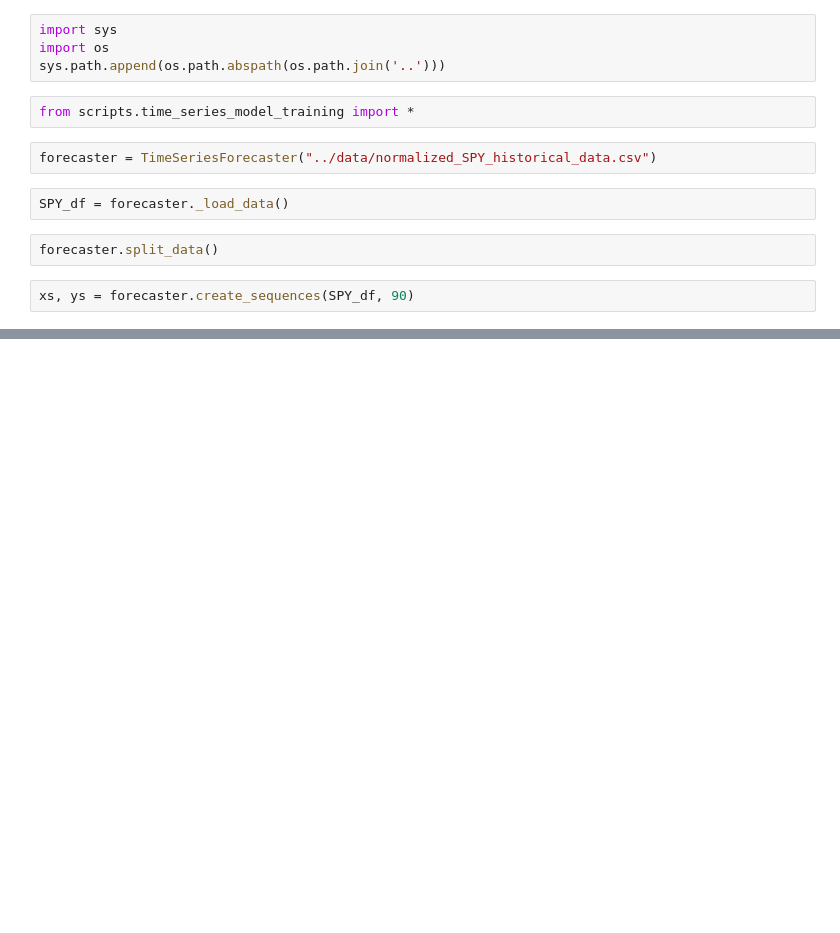
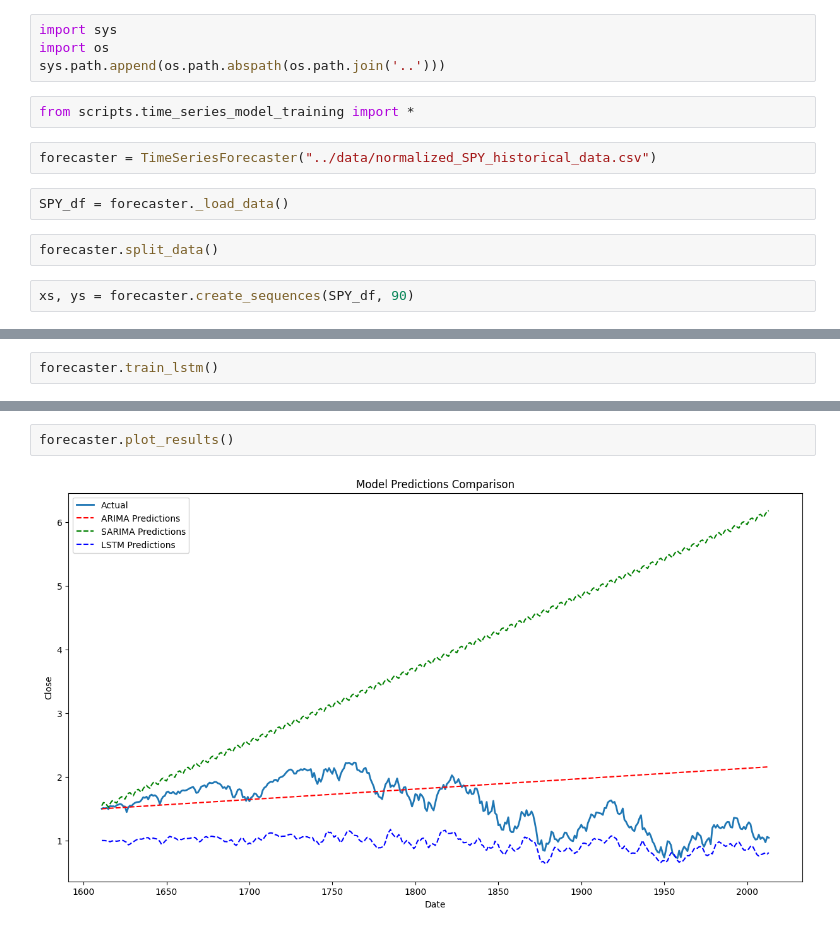
Before and after one commit to Endekalu777/Forecasting-Portfolio-Strategies, a Jupyter notebook: notebooks/SPY_model_training.ipynb, the cells around one changed output, grey strips where cells are left out. Cells and saved outputs as stored; diff of their text form; blank space fills up the shorter version.

```diff
--- a/notebooks/SPY_model_training.ipynb
+++ b/notebooks/SPY_model_training.ipynb
@@ -51,0 +52,2 @@ Total fit time: 458.556 seconds
+# %%
+forecaster.train_lstm()
@@ -51,0 +86,4 @@ Total fit time: 458.556 seconds
+# %%
+forecaster.plot_results()
+# %% [output]
+[figure, added]
```
Also changed, not shown: parts of 6 cells of this notebook, 3 other files.
